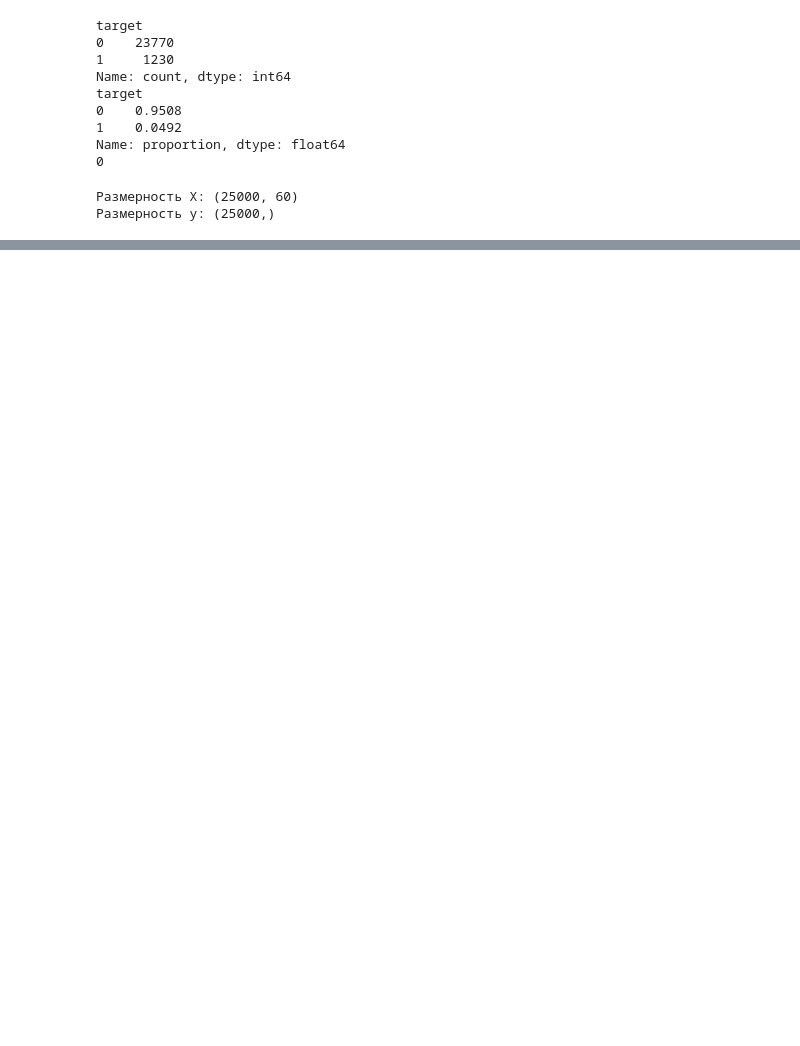
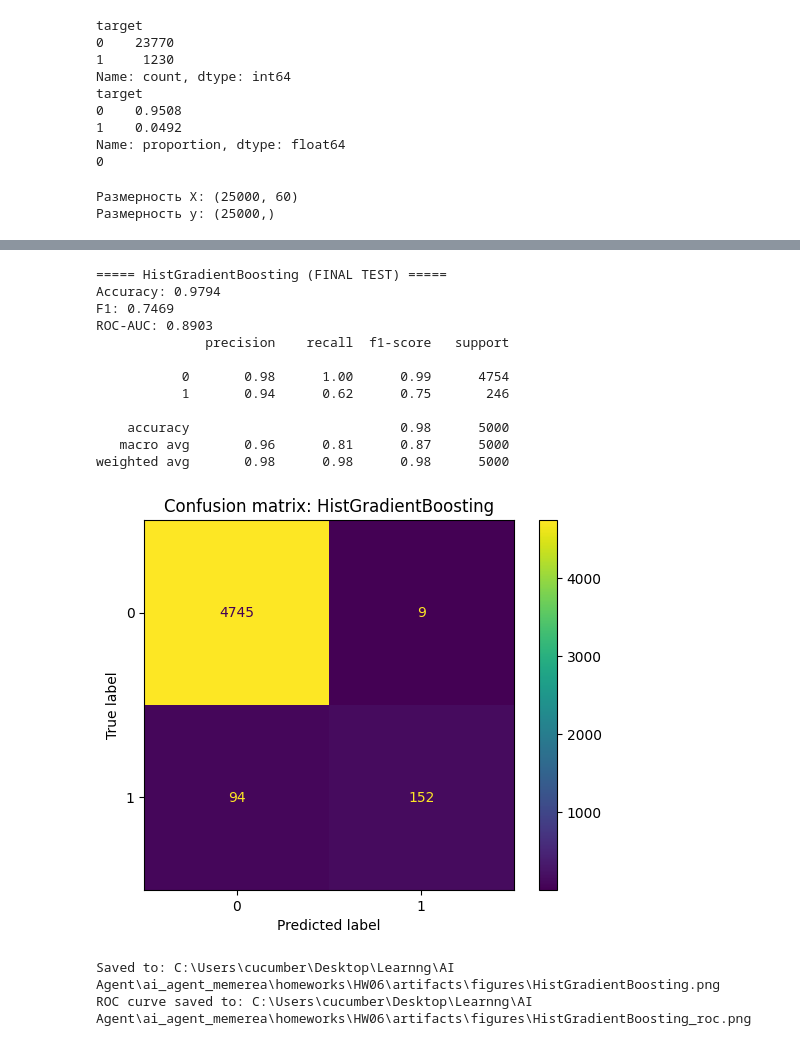
Before and after one commit to n1n33/ai_agent_memerea, a Jupyter notebook: homeworks/HW06/HW06.ipynb, the cells around one changed output, grey strips where cells are left out. Cells and saved outputs as stored; diff of their text form; code cells hidden in the pictures; blank space fills up the shorter version.

```diff
--- a/homeworks/HW06/HW06.ipynb
+++ b/homeworks/HW06/HW06.ipynb
@@ -71,0 +334,21 @@ print(f"Размерность y: {y.shape}")
+# %%
+results.append(
+    final_evaluation("HistGradientBoosting", best_hgb, X_test, y_test,
+                     is_binary=(len(np.unique(y_train)) == 2))
+)
+# %% [output]
+===== HistGradientBoosting (FINAL TEST) =====
+Accuracy: 0.9794
+F1: 0.7469
+ROC-AUC: 0.8903
+              precision    recall  f1-score   support
+
+           0       0.98      1.00      0.99      4754
+           1       0.94      0.62      0.75       246
+
+    accuracy                           0.98      5000
+   macro avg       0.96      0.81      0.87      5000
+weighted avg       0.98      0.98      0.98      5000
+[figure, added]
+Saved to: C:\Users\cucumber\Desktop\Learnng\AI Agent\ai_agent_memerea\homeworks\HW06\artifacts\figures\HistGradientBoosting.png
+ROC curve saved to: C:\Users\cucumber\Desktop\Learnng\AI Agent\ai_agent_memerea\homeworks\HW06\artifacts\figures\HistGradientBoosting_roc.png
```
Also changed, not shown: parts of 13 cells of this notebook, 14 other files.
